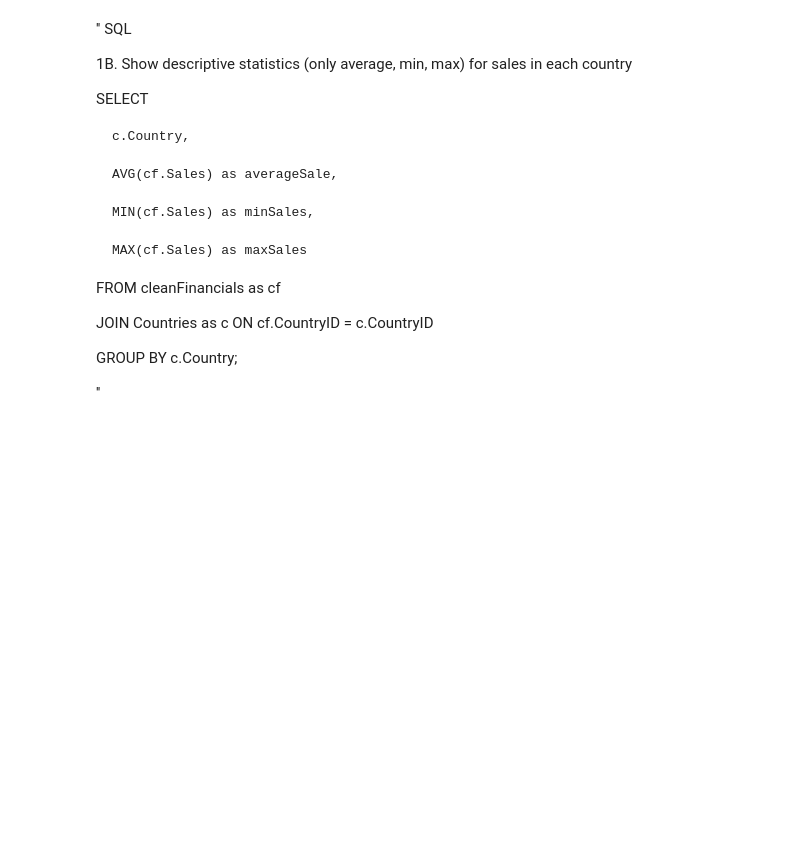
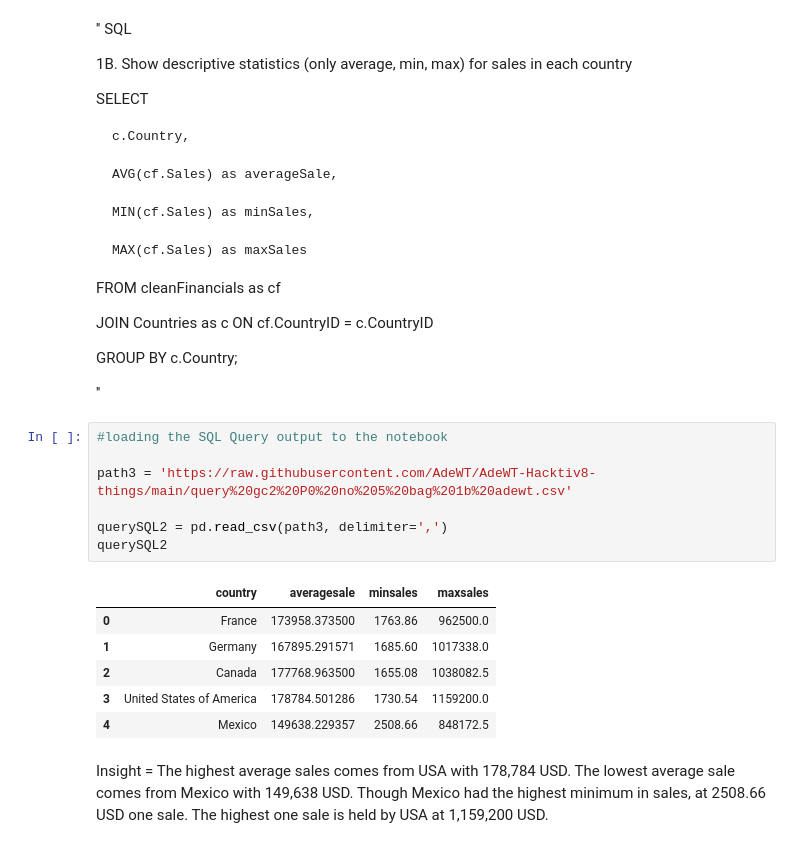
Before and after one commit to AdeWT/AdeWT-Hacktiv8-things, a Jupyter notebook: gc2.ipynb, the cells around one changed output. Cells and saved outputs as stored; diff of their text form; blank space fills up the shorter version.

```diff
--- a/gc2.ipynb
+++ b/gc2.ipynb
@@ -595,3 +603,19 @@ JOIN Countries as c ON cf.CountryID = c.CountryID
 GROUP BY c.Country;
 
 ''
+# %%
+#loading the SQL Query output to the notebook
+
+path3 = 'https://raw.githubusercontent.com/AdeWT/AdeWT-Hacktiv8-things/main/query%20gc2%20P0%20no%205%20bag%201b%20adewt.csv'
+
+querySQL2 = pd.read_csv(path3, delimiter=',')
+querySQL2
+# %% [output]
+|  | country | averagesale | minsales | maxsales |
+| 0 | France | 173958.373500 | 1763.86 | 962500.0 |
+| 1 | Germany | 167895.291571 | 1685.60 | 1017338.0 |
+| 2 | Canada | 177768.963500 | 1655.08 | 1038082.5 |
+| 3 | United States of America | 178784.501286 | 1730.54 | 1159200.0 |
+| 4 | Mexico | 149638.229357 | 2508.66 | 848172.5 |
+# %% [markdown]
+Insight = The highest average sales comes from USA with 178,784 USD. The lowest average sale comes from Mexico with 149,638 USD. Though Mexico had the highest minimum in sales, at 2508.66 USD one sale. The highest one sale is held by USA at 1,159,200 USD.
```
Also changed, not shown: parts of 3 cells of this notebook, 1 other file.
